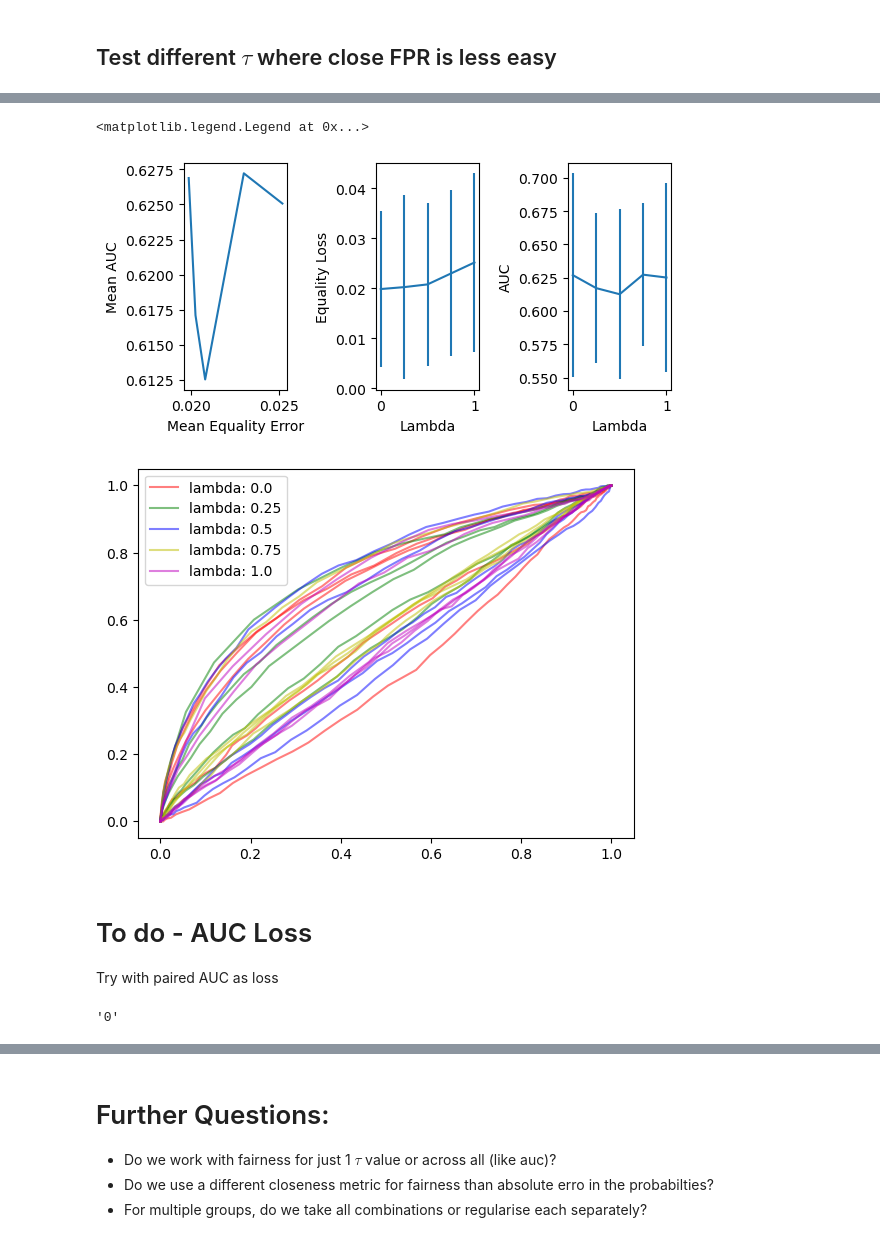
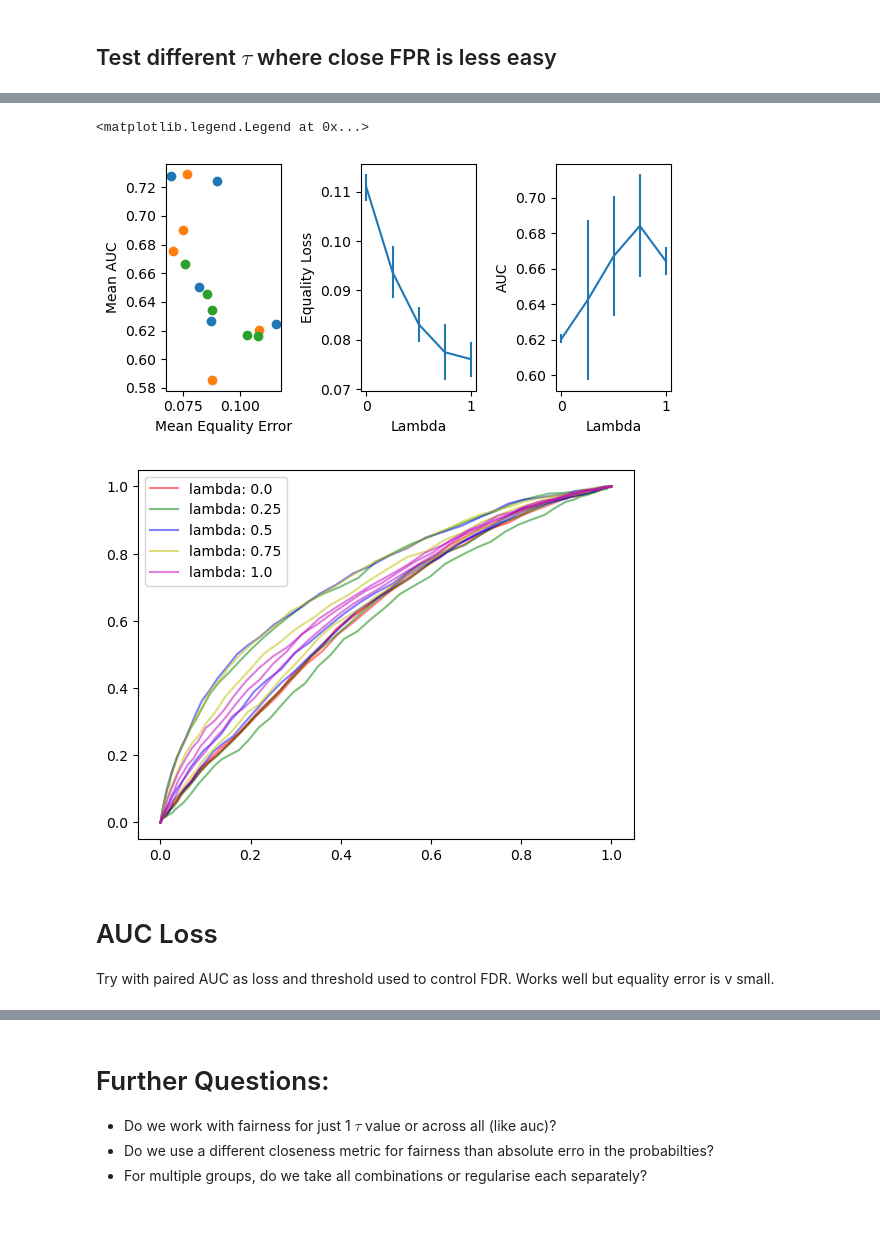
Before and after one commit to joshgivens/ClassificationwithAltLoss, a Jupyter notebook: fairness_constraints/Regularisation/equal_odds.ipynb, the cells around one changed output, grey strips where cells are left out. Cells and saved outputs as stored; diff of their text form; code cells hidden in the pictures.

Commit message:
Updated equality regularisation method

```diff
--- a/fairness_constraints/Regularisation/equal_odds.ipynb
+++ b/fairness_constraints/Regularisation/equal_odds.ipynb
@@ -417,0 +691,27 @@ The regularisation does seem to help reduce the bias. We now try  performing thi
+# %%
+# Plot kernel density of scores
+scores = model(x).squeeze().detach()
+scores0 = scores[y==0]
+probs = torch.sigmoid(scores0)
+# Plot densit on this group
+def true_f_est(y: Tensor, data: Tensor, h)->Tensor:
+    return (1/h)*torch.mean((1/(2*torch.pi)**0.5)*torch.exp(-0.5*((y.unsqueeze(-1)-data)/h)**2), dim=1)
+
+def approx_f_est(y: Tensor, data: Tensor, h)->Tensor:
+    return torch.mean(KDEReg.F_est((y.unsqueeze(-1)-data)/h), dim=1)
+
+def true_F_est(y: Tensor, data: Tensor, h)->Tensor:
+    norm = torch.distributions.Normal(0, h)
+    return torch.mean(1-norm.cdf(y.unsqueeze(-1)-data), dim=1)
+
+def approx_F_est(y: Tensor, data: Tensor, h)->Tensor:
+    return torch.mean(KDEReg.F_est((y.unsqueeze(-1)-data)/h), dim=1)
+
+y_vals = torch.linspace(0, 1, 100)
+kde = true_f_est(y_vals, probs, h)
+fig, ax = plt.subplots(ncols=3)
+ax[0].plot(y_vals, kde)
+ax[1].hist(probs, bins=100, density=True)
+ax[2].plot(y_vals, true_F_est(y_vals, probs, h), label="True")
+ax[2].plot(y_vals, approx_F_est(y_vals, probs, h), label="Approx.")
+ax[2].legend()
@@ -477,35 +780,32 @@ rocs = torch.tensor(rocs)
 # %%
-
+results = torch.load('BCE_results.pt')
+equal_losses, aucs, rocs, lambs = [
+    results[key] for key in ["equal_losses", "aucs", "rocs", "lambdas"]]
 fig, ax = plt.subplots(ncols=3, figsize=(6,3))
-ax[0].plot(torch.mean(equal_losses,dim=1), torch.mean(aucs, dim=1))
+ax[0].plot(equal_losses, aucs, 'o')
 ax[0].set_xlabel('Mean Equality Error')
 ax[0].set_ylabel('Mean AUC')
 ax[1].errorbar(lambs, torch.mean(equal_losses, dim=1), yerr=1.96*torch.std(equal_losses, dim=1)/10**0.5, label = 'Mean Equal Loss')
 ax[1].set_xlabel('Lambda')
 ax[1].set_ylabel('Equality Loss')
 ax[2].errorbar(lambs, torch.mean(aucs, dim=1), yerr=1.96*torch.std(aucs, dim=1)/10**0.5, label = 'Mean AUC')
 ax[2].set_xlabel('Lambda')
 ax[2].set_ylabel('AUC')
 fig.tight_layout()
 
 colours = ['r', 'g', 'b', 'y', 'm']
 fig, ax = plt.subplots()
 for i,lamb in enumerate(lambs):
-    for j in range(aucs.shape[0]):
+    for j in range(aucs.shape[1]):
         if j == 0:
             ax.plot(rocs[i,j,0], rocs[i,j,1], label = f'lambda: {lamb}', color=colours[i], alpha=0.5)
         else:
             ax.plot(rocs[i,j,0], rocs[i,j,1],alpha=0.5, color=colours[i])
 ax.legend()
 # %% [output]
 <matplotlib.legend.Legend at 0x...>
-[figure, old version]
+[figure, new version]
-[figure, old version]
+[figure, new version]
 # %% [markdown]
-# To do - AUC Loss
-Try with paired AUC as loss
+# AUC Loss
+Try with paired AUC as loss and threshold used to control FDR. Works well but equality error is v small.
-# %%
-a=0
-str(a)
-# %% [output]
-'0'
```
Also changed, not shown: parts of 33 cells of this notebook, 1 other file.
